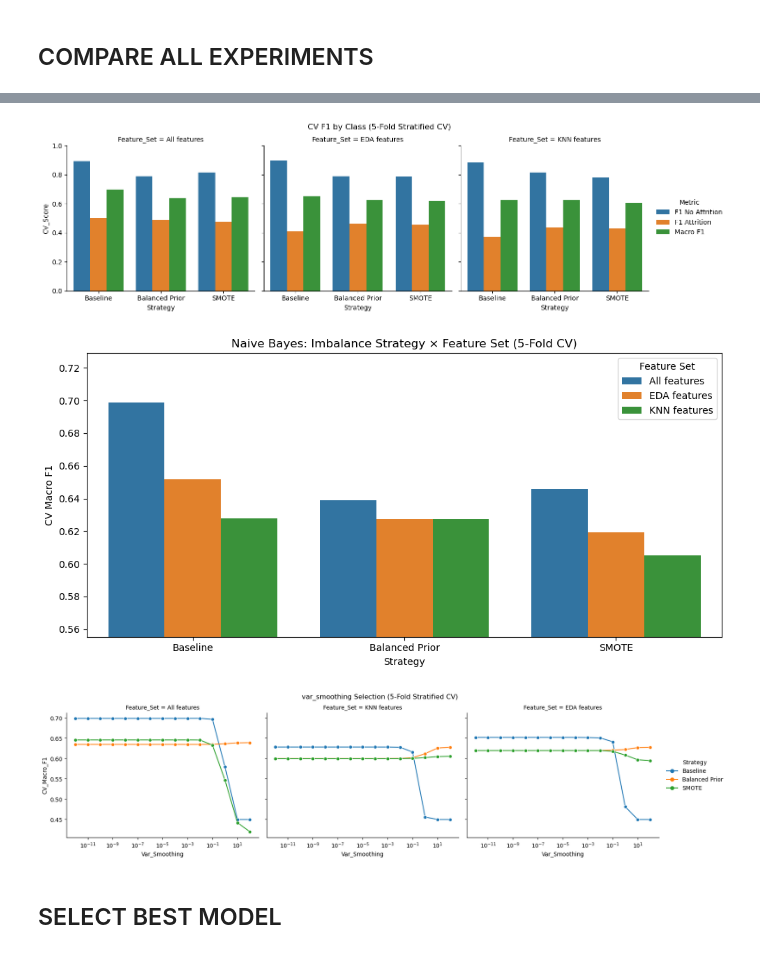
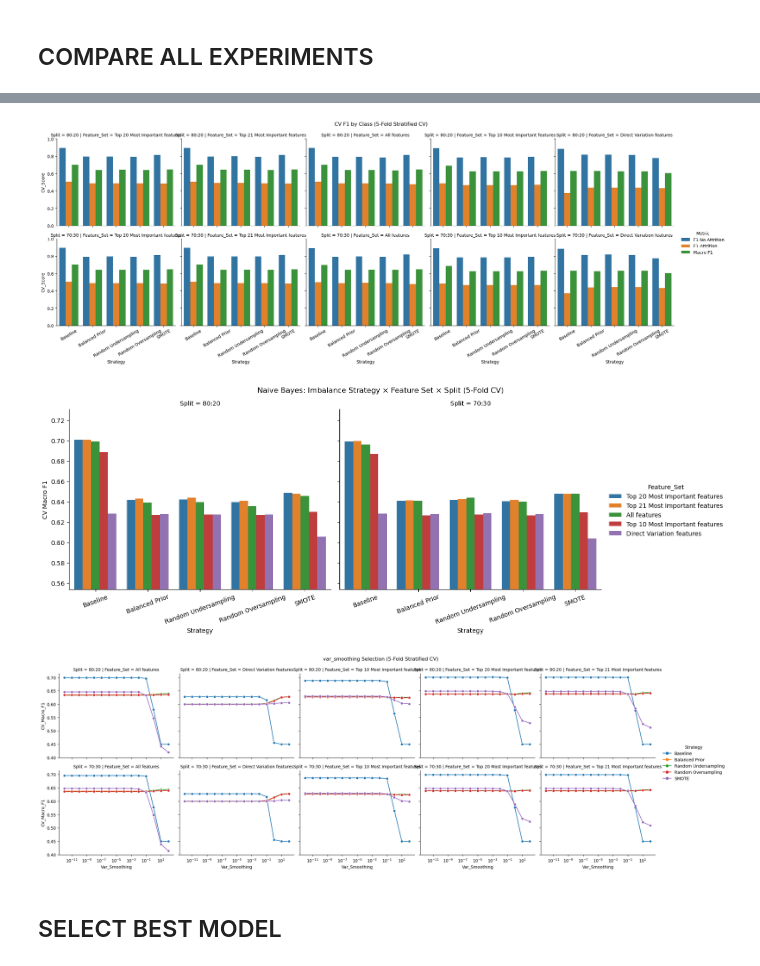
Before and after one commit to saeTneerG/Attrition-Model, a Jupyter notebook: Employee-Attrition-Prediction-main/notebooks/04_naive_bayes_model.ipynb, the cells around one changed output, grey strips where cells are left out. Cells and saved outputs as stored; diff of their text form; code cells hidden in the pictures.

Commit message:
Add Feature Test and train, test split Testing

```diff
--- a/Employee-Attrition-Prediction-main/notebooks/04_naive_bayes_model.ipynb
+++ b/Employee-Attrition-Prediction-main/notebooks/04_naive_bayes_model.ipynb
@@ -230,6 +263,18 @@ def build_pipeline(strategy):
             ('scaler', StandardScaler()),
             ('nb', GaussianNB(priors=[0.5, 0.5]))
         ])
+    if strategy == 'Random Undersampling':
+        return ImbPipeline([
+            ('scaler', StandardScaler()),
+            ('sampler', RandomUnderSampler(random_state=RANDOM_STATE)),
+            ('nb', GaussianNB())
+        ])
+    if strategy == 'Random Oversampling':
+        return ImbPipeline([
+            ('scaler', StandardScaler()),
+            ('sampler', RandomOverSampler(random_state=RANDOM_STATE)),
+            ('nb', GaussianNB())
+        ])
     if strategy == 'SMOTE':
         return ImbPipeline([
             ('scaler', StandardScaler()),
@@ -238,7 +283,7 @@ def build_pipeline(strategy):
         ])
     raise ValueError(strategy)
 
-STRATEGIES = ['Baseline', 'Balanced Prior', 'SMOTE']
+STRATEGIES = ['Baseline', 'Balanced Prior', 'Random Undersampling', 'Random Oversampling', 'SMOTE']
 
 cv = StratifiedKFold(
     n_splits=5,
@@ -266,7 +306,8 @@ experiment_results = []
 smoothing_results = []
 search_objects = {}
 
-for fs_name, fs_cols in FEATURE_SETS.items():
+for split_name, (X_train, X_test, y_train, y_test) in SPLITS.items():
+  for fs_name, fs_cols in FEATURE_SETS.items():
     for strategy in STRATEGIES:
         search = GridSearchCV(
             build_pipeline(strategy),
@@ -277,11 +318,12 @@ for fs_name, fs_cols in FEATURE_SETS.items():
             n_jobs=-1
         )
         search.fit(X_train[fs_cols], y_train)
-        search_objects[(fs_name, strategy)] = search
+        search_objects[(split_name, fs_name, strategy)] = search
 
         res = search.cv_results_
         best_idx = search.best_index_
         experiment_results.append({
+            'Split': split_name,
             'Feature_Set': fs_name,
             'Strategy': strategy,
             'N_Features': len(fs_cols),
@@ -296,6 +338,7 @@ for fs_name, fs_cols in FEATURE_SETS.items():
 
         for i, vs in enumerate(var_smoothing_values):
             smoothing_results.append({
+                'Split': split_name,
                 'Feature_Set': fs_name,
                 'Strategy': strategy,
                 'Var_Smoothing': vs,
@@ -305,7 +348,7 @@ for fs_name, fs_cols in FEATURE_SETS.items():
             })
 
         best_vs = search.best_params_['nb__var_smoothing']
-        print(f"{fs_name:13s} | {strategy:14s} | var_smoothing={best_vs:.0e} "
+        print(f"{split_name} | {fs_name:30s} | {strategy:20s} | var_smoothing={best_vs:.0e} "
               f"| Macro F1={search.best_score_:.4f} "
               f"| F1 No Attr={res['mean_test_f1_no_attrition'][best_idx]:.4f} "
               f"| F1 Attr={res['mean_test_f1_attrition'][best_idx]:.4f}")
@@ -366,46 +429,43 @@ EDA features    0.4079          0.4659  0.4533
 # %%
 # F1 รายคลาสของแต่ละ configuration
 per_class_plot = experiment_results_df.melt(
-    id_vars=['Feature_Set', 'Strategy'],
+    id_vars=['Split', 'Feature_Set', 'Strategy'],
     value_vars=['CV_F1_No_Attrition_Mean', 'CV_F1_Attrition_Mean', 'CV_Macro_F1_Mean'],
     var_name='Metric', value_name='CV_Score'
 )
 per_class_plot['Metric'] = per_class_plot['Metric'].map({
     'CV_F1_No_Attrition_Mean': 'F1 No Attrition',
     'CV_F1_Attrition_Mean': 'F1 Attrition',
     'CV_Macro_F1_Mean': 'Macro F1',
 })
 
 g = sns.catplot(
     data=per_class_plot, kind='bar',
-    x='Strategy', y='CV_Score', hue='Metric', col='Feature_Set',
-    order=STRATEGIES, height=4, aspect=1.1
+    x='Strategy', y='CV_Score', hue='Metric', col='Feature_Set', row='Split',
+    order=STRATEGIES, height=3.5, aspect=1.2
 )
 g.set(ylim=(0, 1))
+g.tick_params(axis='x', rotation=30)
 g.fig.suptitle("CV F1 by Class (5-Fold Stratified CV)", y=1.03)
 plt.show()
 # %% [output]
-[figure, old version]
+[figure, new version]
 # %%
-plt.figure(figsize=(10, 5))
-sns.barplot(
-    data=experiment_results_df,
-    x='Strategy',
-    y='CV_Macro_F1_Mean',
-    hue='Feature_Set',
-    order=STRATEGIES
+g = sns.catplot(
+    data=experiment_results_df, kind='bar',
+    x='Strategy', y='CV_Macro_F1_Mean', hue='Feature_Set', col='Split',
+    order=STRATEGIES, height=5, aspect=1.3
 )
-plt.ylim(
+g.set(ylim=(
     experiment_results_df['CV_Macro_F1_Mean'].min() - 0.05,
     experiment_results_df['CV_Macro_F1_Mean'].max() + 0.03
-)
-plt.ylabel("CV Macro F1")
-plt.title("Naive Bayes: Imbalance Strategy × Feature Set (5-Fold CV)")
-plt.legend(title='Feature Set')
-plt.tight_layout()
+))
+g.set_axis_labels("Strategy", "CV Macro F1")
+g.tick_params(axis='x', rotation=20)
+g.fig.suptitle("Naive Bayes: Imbalance Strategy × Feature Set × Split (5-Fold CV)", y=1.03)
 plt.show()
 # %% [output]
-[figure, old version]
+[figure, new version]
 # %%
 g = sns.relplot(
     data=smoothing_results_df,
@@ -413,16 +473,17 @@ g = sns.relplot(
     y='CV_Macro_F1',
     hue='Strategy',
     col='Feature_Set',
+    row='Split',
     kind='line',
     marker='o',
-    height=4,
-    aspect=1.3
+    height=3.5,
+    aspect=1.2
 )
 g.set(xscale='log')
 g.fig.suptitle("var_smoothing Selection (5-Fold Stratified CV)", y=1.03)
 plt.show()
 # %% [output]
-[figure, old version]
+[figure, new version]
 # %% [markdown]
 ## SELECT BEST MODEL
 # %%
```
Also changed, not shown: parts of 23 cells of this notebook, 7 other files.
